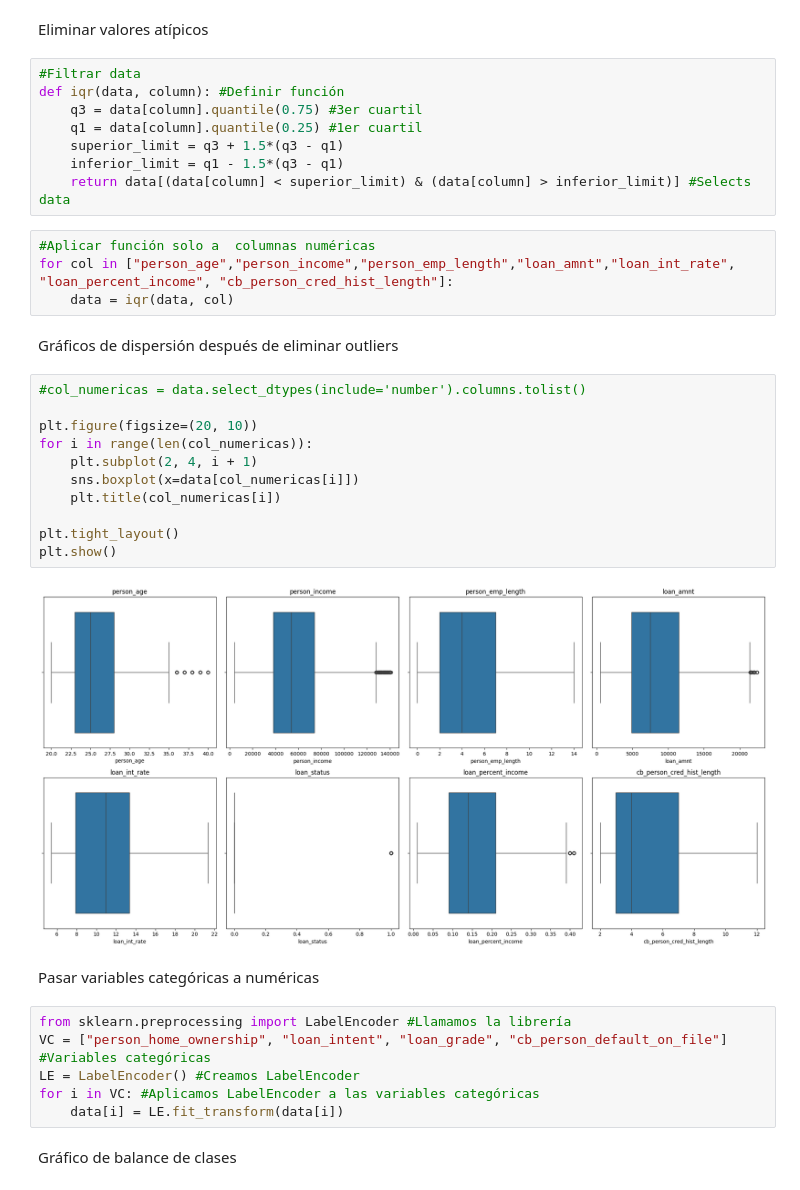
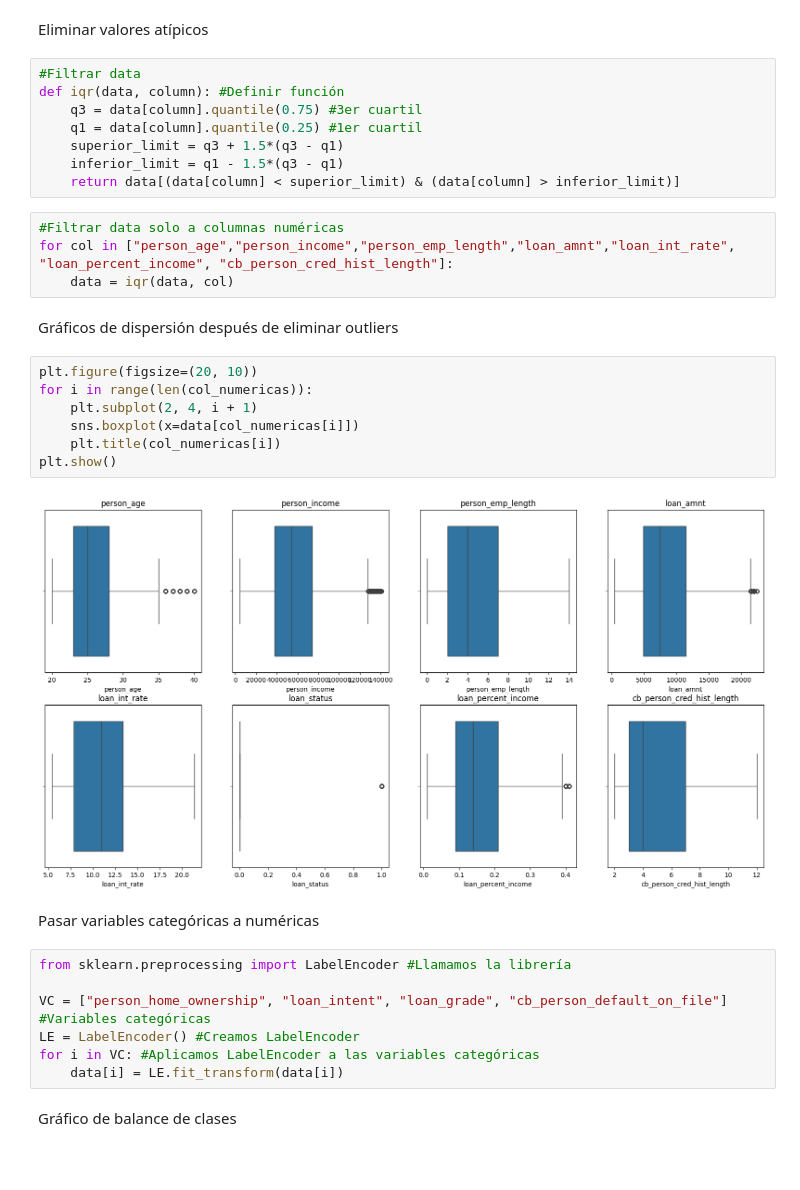
Before and after one commit to maxiskjd/skjd, a Jupyter notebook: Proyecto1.ipynb, the cells around one changed output. Drawn from its saved outputs; the diff is of its cells as text; blank space fills up the shorter version.

```diff
--- a/Proyecto1.ipynb
+++ b/Proyecto1.ipynb
@@ -69,30 +67,27 @@ def iqr(data, column): #Definir función
     q1 = data[column].quantile(0.25) #1er cuartil
     superior_limit = q3 + 1.5*(q3 - q1)
     inferior_limit = q1 - 1.5*(q3 - q1)
-    return data[(data[column] < superior_limit) & (data[column] > inferior_limit)] #Selects data
+    return data[(data[column] < superior_limit) & (data[column] > inferior_limit)]
 # %%
-#Aplicar función solo a  columnas numéricas
+#Filtrar data solo a columnas numéricas
 for col in ["person_age","person_income","person_emp_length","loan_amnt","loan_int_rate", "loan_percent_income", "cb_person_cred_hist_length"]:
     data = iqr(data, col)
 # %% [markdown]
 Gráficos de dispersión después de eliminar outliers
 # %%
-#col_numericas = data.select_dtypes(include='number').columns.tolist()
-
 plt.figure(figsize=(20, 10))
 for i in range(len(col_numericas)):
     plt.subplot(2, 4, i + 1)
     sns.boxplot(x=data[col_numericas[i]])
     plt.title(col_numericas[i])
-
-plt.tight_layout()
 plt.show()
 # %% [output]
-[figure, old version]
+[figure, new version]
 # %% [markdown]
 Pasar variables categóricas a numéricas
 # %%
 from sklearn.preprocessing import LabelEncoder #Llamamos la librería
+
 VC = ["person_home_ownership", "loan_intent", "loan_grade", "cb_person_default_on_file"] #Variables categóricas
 LE = LabelEncoder() #Creamos LabelEncoder
 for i in VC: #Aplicamos LabelEncoder a las variables categóricas
```
Also changed, not shown: parts of 22 cells of this notebook.
